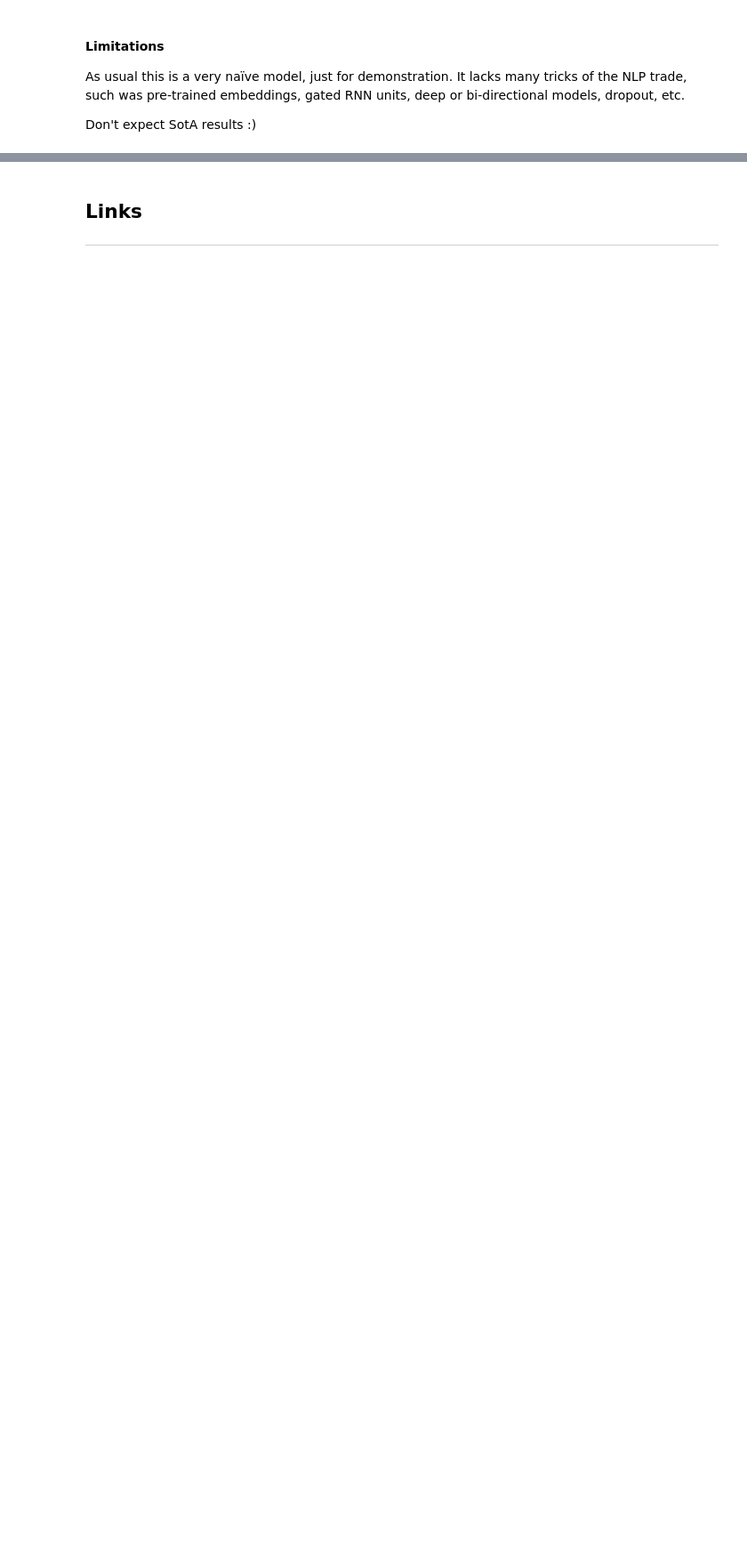
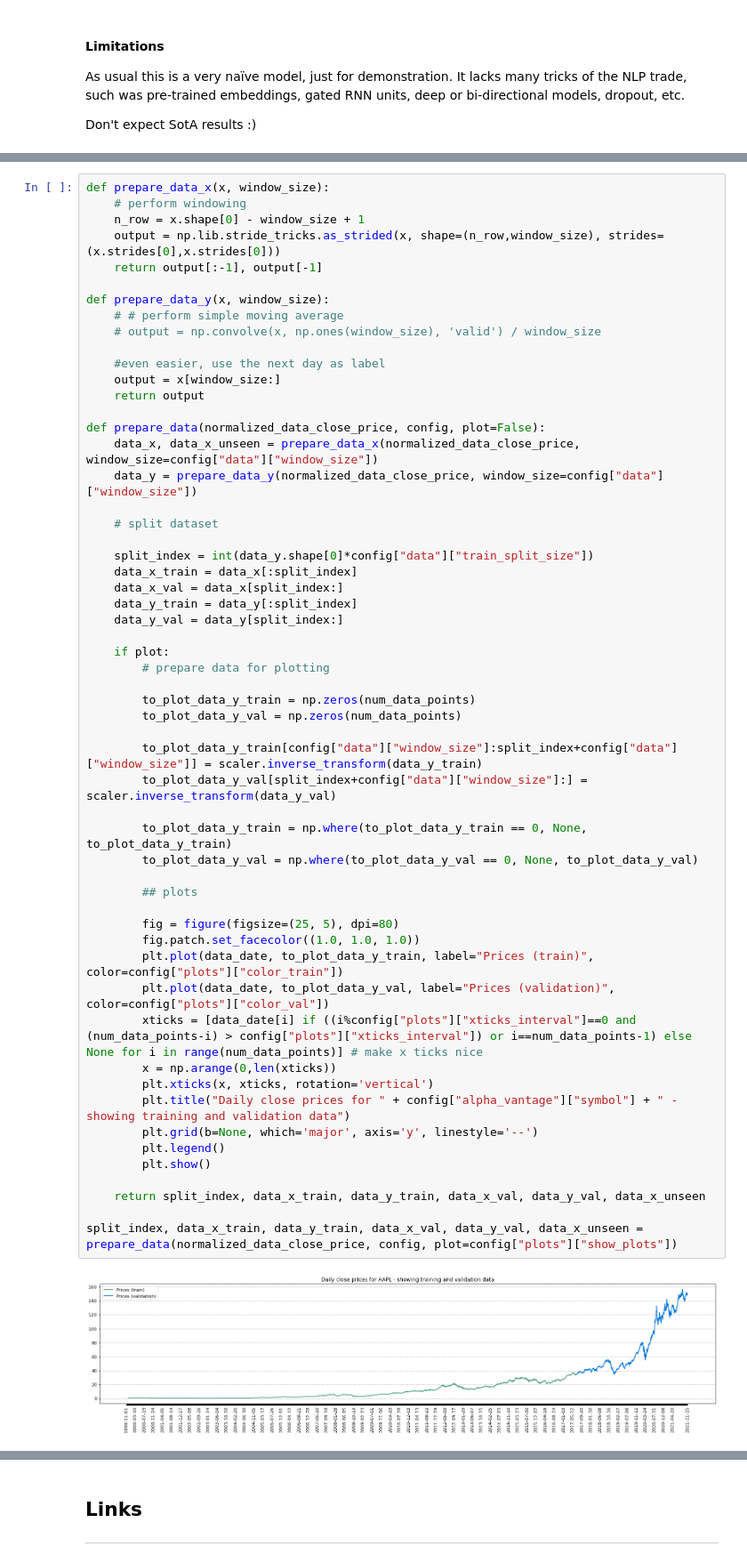
Before and after one commit to mkimhi/cs3600-tutorials, a Jupyter notebook: T4/tutorial4-SeqModels.ipynb, the cells around one changed output, grey strips where cells are left out. Shown at 89% size. Cells and saved outputs as stored; diff of their text form; blank space fills up the shorter version.

```diff
--- a/T4/tutorial4-SeqModels.ipynb
+++ b/T4/tutorial4-SeqModels.ipynb
@@ -739,0 +1005,58 @@ For that we use Bi-directional RNN!
+# %%
+def prepare_data_x(x, window_size):
+    # perform windowing
+    n_row = x.shape[0] - window_size + 1
+    output = np.lib.stride_tricks.as_strided(x, shape=(n_row,window_size), strides=(x.strides[0],x.strides[0]))
+    return output[:-1], output[-1]
+
+def prepare_data_y(x, window_size):
+    # # perform simple moving average
+    # output = np.convolve(x, np.ones(window_size), 'valid') / window_size
+
+    #even easier, use the next day as label
+    output = x[window_size:]
+    return output
+
+def prepare_data(normalized_data_close_price, config, plot=False):
+    data_x, data_x_unseen = prepare_data_x(normalized_data_close_price, window_size=config["data"]["window_size"])
+    data_y = prepare_data_y(normalized_data_close_price, window_size=config["data"]["window_size"])
+
+    # split dataset
+
+    split_index = int(data_y.shape[0]*config["data"]["train_split_size"])
+    data_x_train = data_x[:split_index]
+    data_x_val = data_x[split_index:]
+    data_y_train = data_y[:split_index]
+    data_y_val = data_y[split_index:]
+
+    if plot:
+        # prepare data for plotting
+
+        to_plot_data_y_train = np.zeros(num_data_points)
+        to_plot_data_y_val = np.zeros(num_data_points)
+
+        to_plot_data_y_train[config["data"]["window_size"]:split_index+config["data"]["window_size"]] = scaler.inverse_transform(data_y_train)
+        to_plot_data_y_val[split_index+config["data"]["window_size"]:] = scaler.inverse_transform(data_y_val)
+
+        to_plot_data_y_train = np.where(to_plot_data_y_train == 0, None, to_plot_data_y_train)
+        to_plot_data_y_val = np.where(to_plot_data_y_val == 0, None, to_plot_data_y_val)
+
+        ## plots
+
+        fig = figure(figsize=(25, 5), dpi=80)
+        fig.patch.set_facecolor((1.0, 1.0, 1.0))
+        plt.plot(data_date, to_plot_data_y_train, label="Prices (train)", color=config["plots"]["color_train"])
+        plt.plot(data_date, to_plot_data_y_val, label="Prices (validation)", color=config["plots"]["color_val"])
+        xticks = [data_date[i] if ((i%config["plots"]["xticks_interval"]==0 and (num_data_points-i) > config["plots"]["xticks_interval"]) or i==num_data_points-1) else None for i in range(num_data_points)] # make x ticks nice
+        x = np.arange(0,len(xticks))
+        plt.xticks(x, xticks, rotation='vertical')
+        plt.title("Daily close prices for " + config["alpha_vantage"]["symbol"] + " - showing training and validation data")
+        plt.grid(b=None, which='major', axis='y', linestyle='--')
+        plt.legend()
+        plt.show()
+
+    return split_index, data_x_train, data_y_train, data_x_val, data_y_val, data_x_unseen
+
+split_index, data_x_train, data_y_train, data_x_val, data_y_val, data_x_unseen = prepare_data(normalized_data_close_price, config, plot=config["plots"]["show_plots"])
+# %% [output]
+[figure, added]
```
Also changed, not shown: parts of 60 cells of this notebook, 13 other files.
